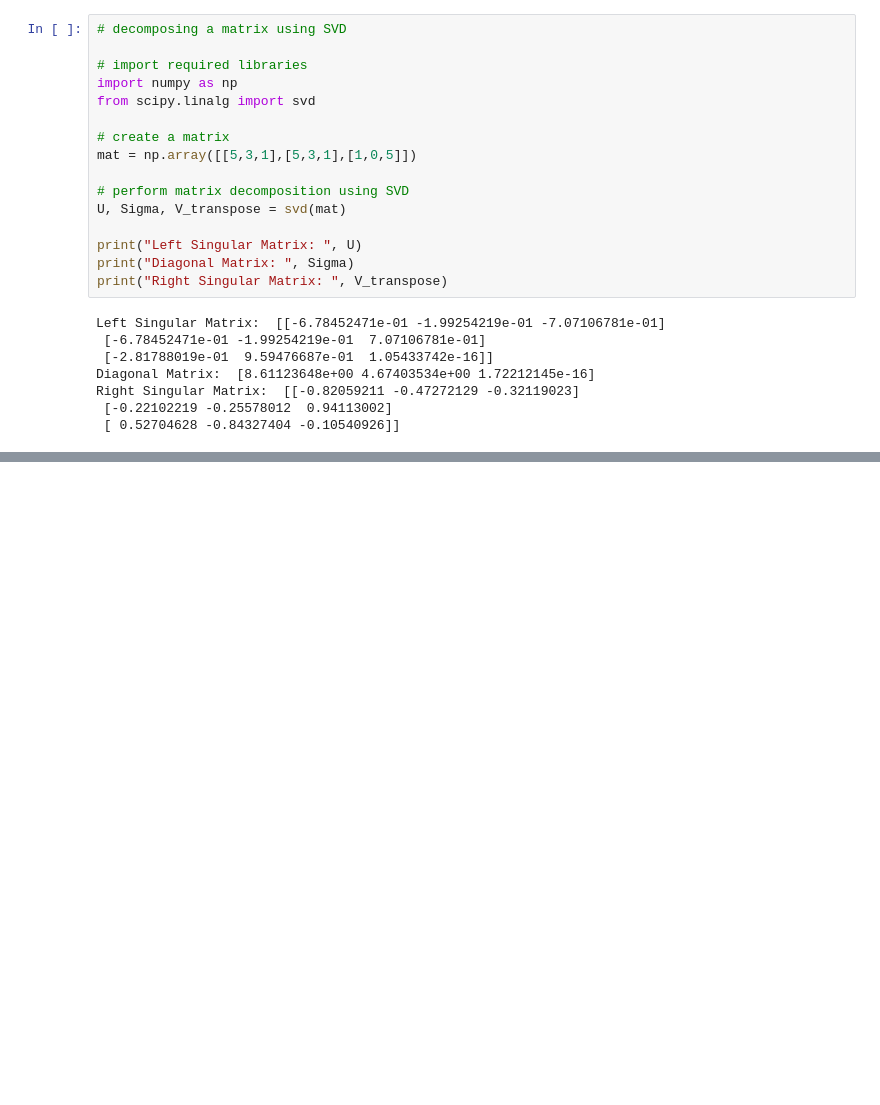
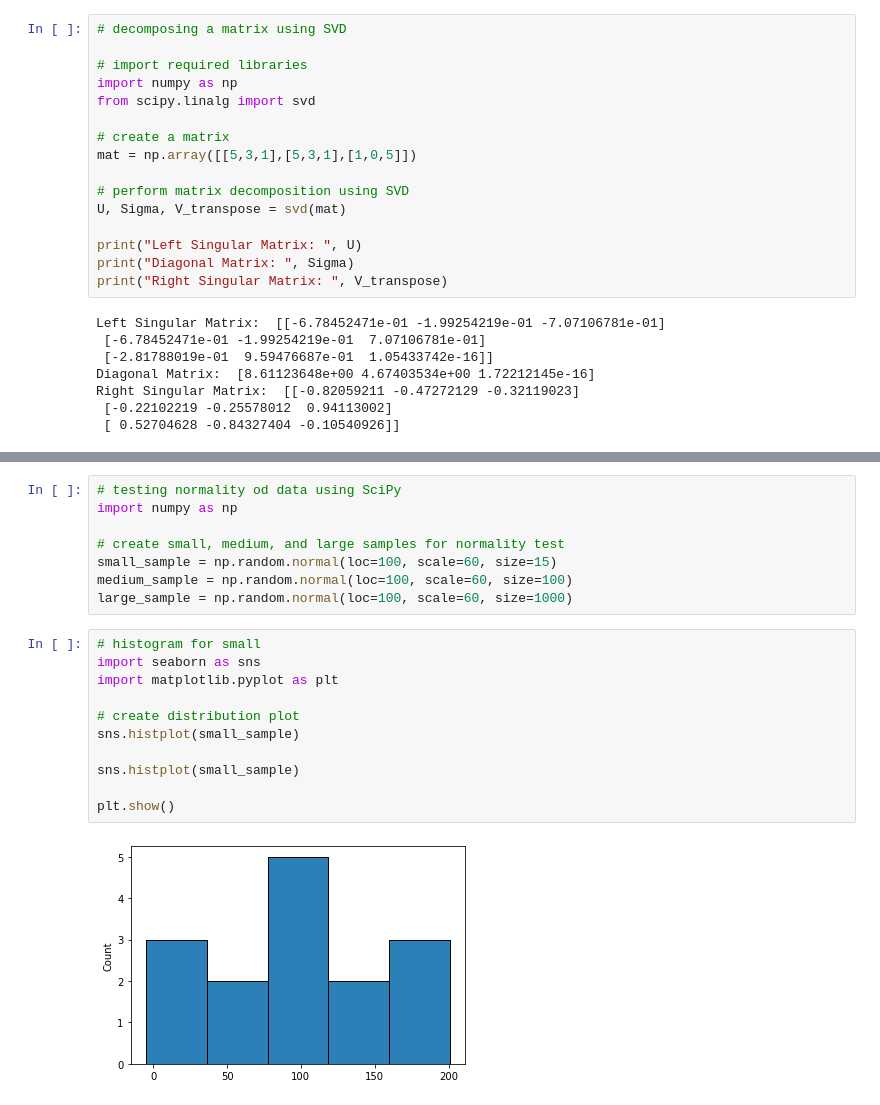
Before and after one commit to lh77x7/Python-data-analysis, a Jupyter notebook: chap4/chap4-linear-algebra.ipynb, the cells around one changed output, grey strips where cells are left out. Saved outputs shown, nothing was run; the diff lists cells and outputs as text; blank space fills up the shorter version.

```diff
--- a/chap4/chap4-linear-algebra.ipynb
+++ b/chap4/chap4-linear-algebra.ipynb
@@ -132,0 +226,21 @@ Right Singular Matrix:  [[-0.82059211 -0.47272129 -0.32119023]
+# %%
+# testing normality od data using SciPy
+import numpy as np
+
+# create small, medium, and large samples for normality test
+small_sample = np.random.normal(loc=100, scale=60, size=15)
+medium_sample = np.random.normal(loc=100, scale=60, size=100)
+large_sample = np.random.normal(loc=100, scale=60, size=1000)
+# %%
+# histogram for small
+import seaborn as sns
+import matplotlib.pyplot as plt
+
+# create distribution plot
+sns.histplot(small_sample)
+
+sns.histplot(small_sample)
+
+plt.show()
+# %% [output]
+[figure, added]
```
Also changed, not shown: parts of 10 cells of this notebook.
